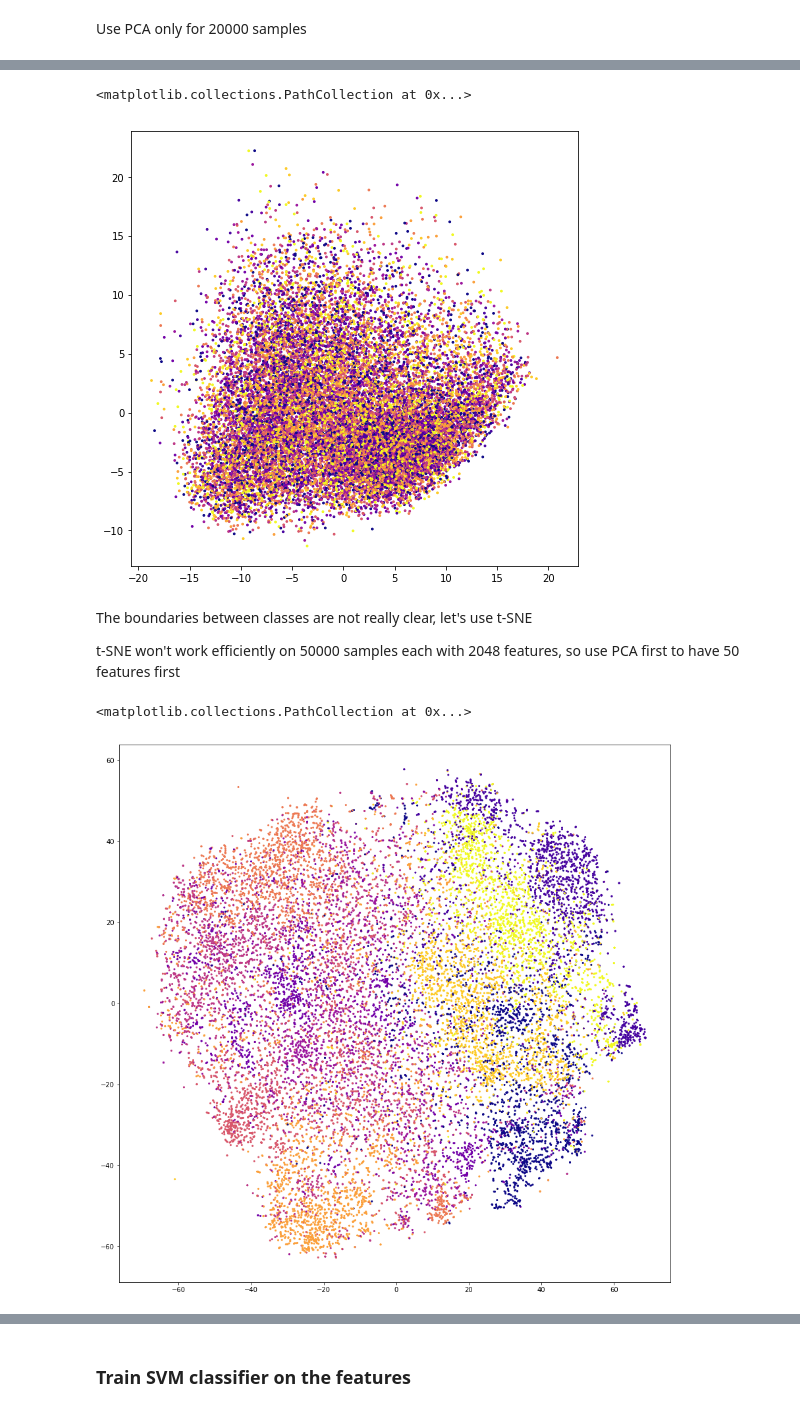
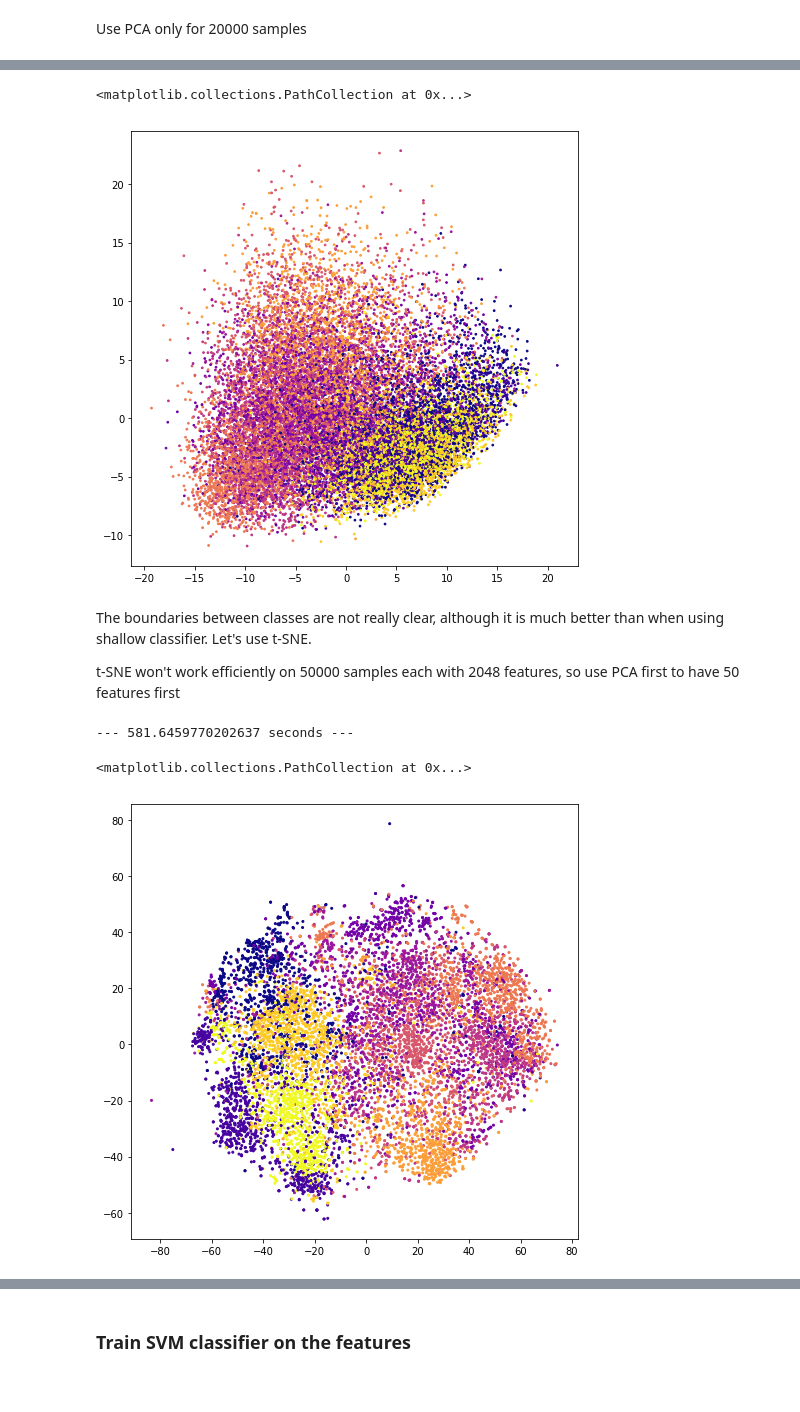
Before and after one commit to pawelos88/cifar10, a Jupyter notebook: Cifar10.ipynb, the cells around one changed output, grey strips where cells are left out. Saved outputs shown, nothing was run; the diff lists cells and outputs as text; code cells hidden in the pictures.

```diff
--- a/Cifar10.ipynb
+++ b/Cifar10.ipynb
@@ -218,16 +232,3 @@ X_train_features = resnet50.predict(X_train_200)
 X_test_features = resnet50.predict(X_test_200)
 # %% [markdown]
 #### Save features to files
-# %%
-import pickle
-with open('C:\\Users\\pawel\\Documents\\cifar\\x_train_features_resnet.pickle', 'wb') as file:
-  pickle.dump(X_train_features, file)
-
-with open('C:\\Users\\pawel\\Documents\\cifar\\y_train_resnet.pickle', 'wb') as file:
-  pickle.dump(y_train, file)
-
-with open('C:\\Users\\pawel\\Documents\\cifar\\x_test_features_resnet.pickle', 'wb') as file:
-  pickle.dump(X_test_features, file)
-
-with open('C:\\Users\\pawel\\Documents\\cifar\\y_test_resnet.pickle', 'wb') as file:
-  pickle.dump(y_test, file)
@@ -235,14 +249,12 @@ with open('C:\\Users\\pawel\\Documents\\cifar\\y_test_resnet.pickle', 'wb') as f
 #### Load features from files
 # %%
 import pickle
-with open('x_train_features_resnet.pickle', 'rb') as file:
-  X_train_features = pickle.load(file)
 
-with open('y_train_resnet.pickle', 'rb') as file:
-  y_train = pickle.load(file)
+def load(file_name):
+    with open(file_name, 'rb') as file:
+      return pickle.load(file)
 
-with open('x_test_features_resnet.pickle', 'rb') as file:
-  X_test_features = pickle.load(file)
-
-with open('y_test_resnet.pickle', 'rb') as file:
-  y_test = pickle.load(file)
+X_train_features = load('x_train_features_resnet.pickle')
+y_train = load('y_train_resnet.pickle')
+X_test_features = load('x_test_features_resnet.pickle')
+y_test = load('y_test_resnet.pickle')
@@ -249,3 +263,8 @@ with open('y_test_resnet.pickle', 'rb') as file:
+# %%
+import numpy as np
+
+X_train_features = np.asarray([ x.ravel() for x in X_train_features])
+X_test_features = np.asarray([ x.ravel() for x in X_test_features])
 # %% [markdown]
 ### Visualize features using PCA and t-SNE
 # %% [markdown]
@@ -259,12 +287,12 @@ pca_2 = pca.fit_transform(X_train_features[0:20000])
 import matplotlib.pyplot as plt
 
 plt.figure(figsize=(8, 8))
-plt.scatter(pca_2[:, 0], pca_2[:, 1], c=y_train[0:20000], s=3, cmap='plasma')
+plt.scatter(pca_2[0:20000, 0], pca_2[0:20000, 1], c=y_train[0:20000], s=3, cmap='plasma')
 # %% [output]
 <matplotlib.collections.PathCollection at 0x...>
-[figure, old version]
+[figure, new version]
 # %% [markdown]
-The boundaries between classes are not really clear, let's use t-SNE
+The boundaries between classes are not really clear, although it is much better than when using shallow classifier. Let's use t-SNE.
 
 t-SNE won't work efficiently on 50000 samples each with 2048 features, so use PCA first to have 50 features first
 # %%
@@ -273,15 +301,14 @@ pca_50 = pca.fit_transform(X_train_features[0:20000])
 # %%
 from sklearn.manifold import TSNE
-import time
 
-start_time = time.time()
-X_tsne = TSNE(n_components=2).fit_transform(pca_50)
-print("--- %s seconds ---" % (time.time() - start_time))
+X_tsne = TSNE(n_components=2).fit_transform(X_train_features[0:10000])
+# %% [output]
+--- 581.6459770202637 seconds ---
 # %%
 import matplotlib.pyplot as plt
 
-plt.figure(figsize=(15,15))
-plt.scatter(X_tsne[:, 0], X_tsne[:, 1], c=y_train[0:20000], s=4, cmap='plasma')
+plt.figure(figsize=(8, 8))
+plt.scatter(X_tsne[:, 0], X_tsne[:, 1], c=y_train[0:10000], s=4, cmap='plasma')
 # %% [output]
 <matplotlib.collections.PathCollection at 0x...>
-[figure, old version]
+[figure, new version]
```
Also changed, not shown: parts of 54 cells of this notebook.
